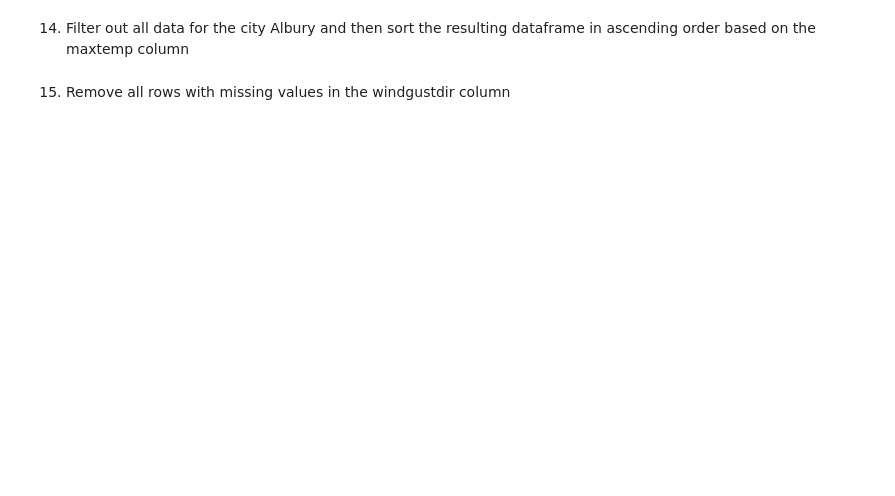
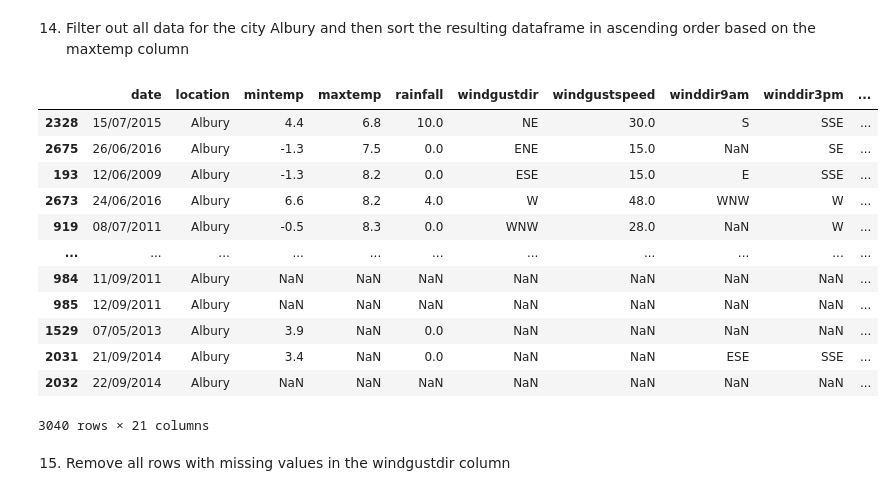
Before and after one commit to fenyx-it-academy/Class7-DataManipulation-Module-Week18, a Jupyter notebook: assignment2.ipynb, the cells around one changed output. Drawn from its saved outputs; the diff is of its cells as text; code cells hidden in the pictures; blank space fills up the shorter version.

```diff
--- a/assignment2.ipynb
+++ b/assignment2.ipynb
@@ -78,2 +260,18 @@ Hint: use `to_datetime` and `strftime`.
+# %%
+df2[df2.location == "Albury"].sort_values("maxtemp", ascending=True)
+# %% [output]
+|  | date | location | mintemp | maxtemp | rainfall | windgustdir | windgustspeed | winddir9am | winddir3pm | ... |
+| 2328 | 15/07/2015 | Albury | 4.4 | 6.8 | 10.0 | NE | 30.0 | S | SSE | ... |
+| 2675 | 26/06/2016 | Albury | -1.3 | 7.5 | 0.0 | ENE | 15.0 | NaN | SE | ... |
+| 193 | 12/06/2009 | Albury | -1.3 | 8.2 | 0.0 | ESE | 15.0 | E | SSE | ... |
+| 2673 | 24/06/2016 | Albury | 6.6 | 8.2 | 4.0 | W | 48.0 | WNW | W | ... |
+| 919 | 08/07/2011 | Albury | -0.5 | 8.3 | 0.0 | WNW | 28.0 | NaN | W | ... |
+| ... | ... | ... | ... | ... | ... | ... | ... | ... | ... | ... |
+| 984 | 11/09/2011 | Albury | NaN | NaN | NaN | NaN | NaN | NaN | NaN | ... |
+| 985 | 12/09/2011 | Albury | NaN | NaN | NaN | NaN | NaN | NaN | NaN | ... |
+| 1529 | 07/05/2013 | Albury | 3.9 | NaN | 0.0 | NaN | NaN | NaN | NaN | ... |
+| 2031 | 21/09/2014 | Albury | 3.4 | NaN | 0.0 | NaN | NaN | ESE | SSE | ... |
+| 2032 | 22/09/2014 | Albury | NaN | NaN | NaN | NaN | NaN | NaN | NaN | ... |
+3040 rows × 21 columns
 # %% [markdown]
 15. Remove all rows with missing values in the windgustdir column
```
Also changed, not shown: parts of 34 cells of this notebook, 1 other file.
